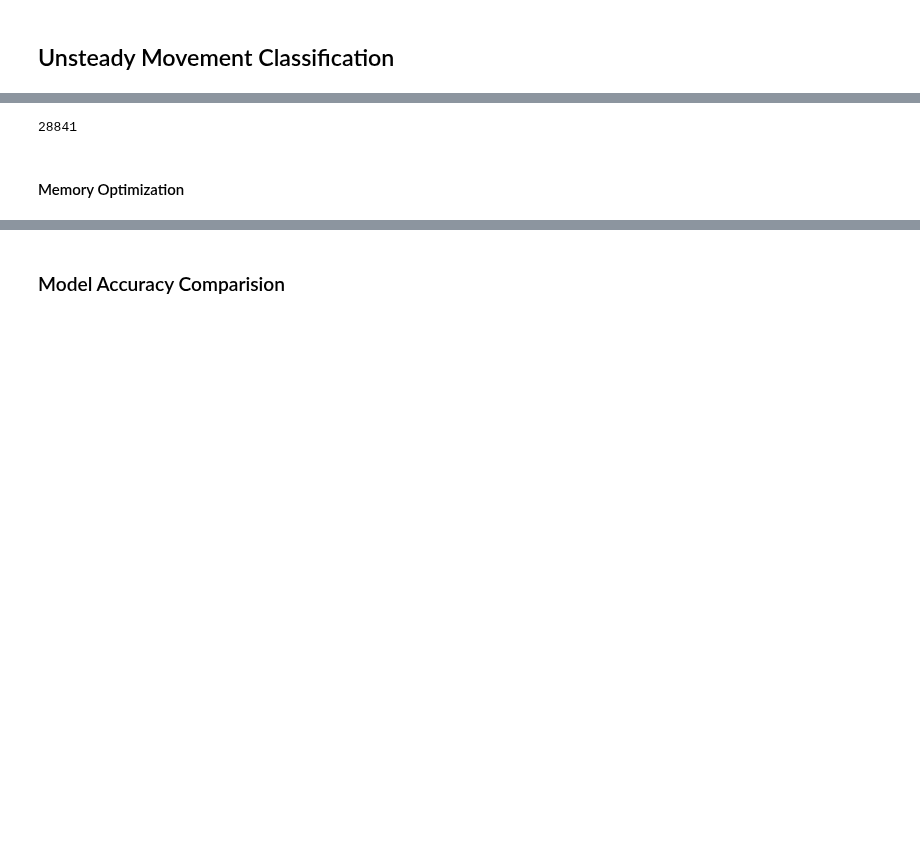
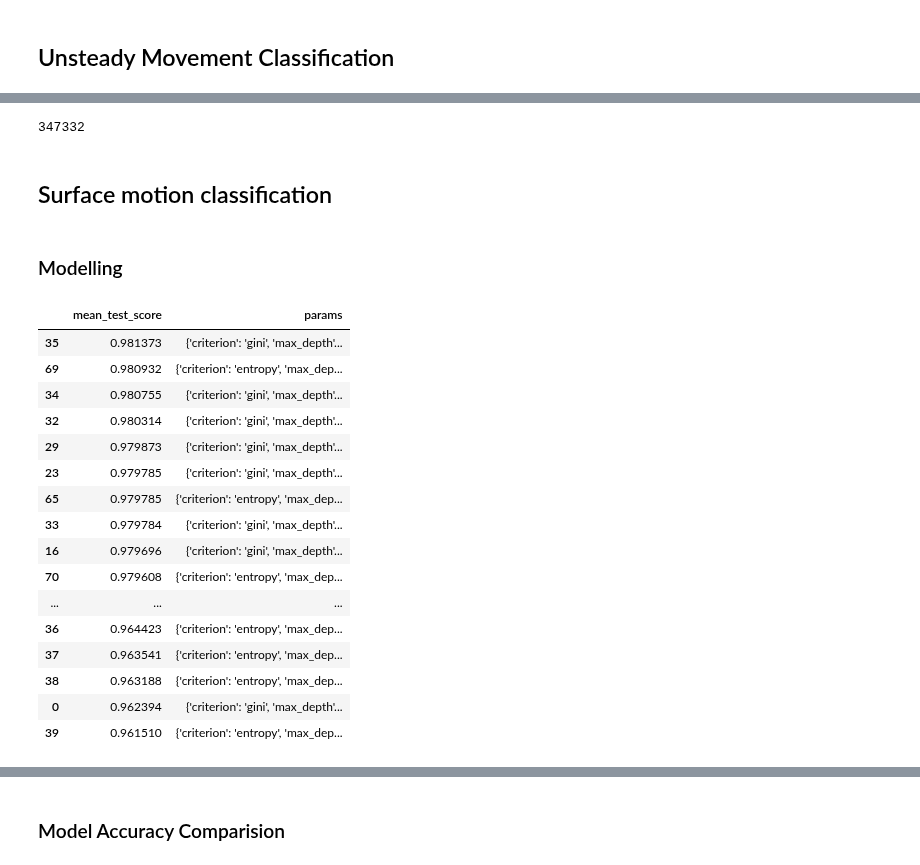
Before and after one commit to 99pranit/Human_Activity_Recognition, a Jupyter notebook: notebook/imu_human_activity_randomForest.ipynb, the cells around one changed output, grey strips where cells are left out. Drawn from its saved outputs; the diff is of its cells as text; code cells hidden in the pictures; blank space fills up the shorter version.

```diff
--- a/notebook/imu_human_activity.ipynb
+++ b/notebook/imu_human_activity_randomForest.ipynb
@@ -423,8 +453,57 @@ WALKING_DOWNSTAIRS       0.83      0.84      0.84       418
 # %%
-joblib.dump(dt, os.getcwd().replace('/notebook' , '') + "/model/decison_tree_model.pkl" )
-print(os.path.getsize(os.getcwd().replace('/notebook' , '') + "/model/decison_tree_model.pkl" ))
+with open(os.getcwd().replace('/notebook' , '') + "/model/staircase_model.py" , "w") as f:
+  f.write(m2cgen.export_to_python(rf))
+print(os.path.getsize(os.getcwd().replace('/notebook' , '') + "/model/staircase_model.py" ))
 # %% [output]
-28841
+347332
-# %% [markdown]
-#### Memory Optimization
+# %% [markdown]
+## Surface motion classification
+# %%
+surface_df  =imu_df[(imu_df['Target'] == 0) | (imu_df['Target'] == 4)]
+x = surface_df.iloc[:,:-1]
+y = surface_df.iloc[:,-1]
+
+x1, x_test , y1 , y_test = train_test_split(x , y ,test_size= 0.2, stratify = y)
+
+x_train , x_val , y_train , y_val = train_test_split(x1 ,y1 ,test_size= 0.2, stratify = y1)
+# %% [markdown]
+### Modelling
+# %%
+rf = RandomForestClassifier()
+
+param_dist = {
+    'n_estimators' : [4 , 5 , 6 , 7 , 8 , 10],
+    'max_depth' : [4 , 5 , 6 , 7 , 8 , 10],
+    'criterion' : ['gini', 'entropy']
+    }
+
+random_search = GridSearchCV(estimator = rf,
+                            param_grid = param_dist,
+                            cv = 5,
+                            n_jobs=-1
+                            )
+random_search.fit(x_train, y_train)
+
+cv_results = pd.DataFrame(random_search.cv_results_)
+cv_results = cv_results[["mean_test_score", "params"]].sort_values(by="mean_test_score", ascending=False)
+
+cv_results
+# %% [output]
+|  | mean_test_score | params |
+| 35 | 0.981373 | {'criterion': 'gini', 'max_depth'... |
+| 69 | 0.980932 | {'criterion': 'entropy', 'max_dep... |
+| 34 | 0.980755 | {'criterion': 'gini', 'max_depth'... |
+| 32 | 0.980314 | {'criterion': 'gini', 'max_depth'... |
+| 29 | 0.979873 | {'criterion': 'gini', 'max_depth'... |
+| 23 | 0.979785 | {'criterion': 'gini', 'max_depth'... |
+| 65 | 0.979785 | {'criterion': 'entropy', 'max_dep... |
+| 33 | 0.979784 | {'criterion': 'gini', 'max_depth'... |
+| 16 | 0.979696 | {'criterion': 'gini', 'max_depth'... |
+| 70 | 0.979608 | {'criterion': 'entropy', 'max_dep... |
+| ... | ... | ... |
+| 36 | 0.964423 | {'criterion': 'entropy', 'max_dep... |
+| 37 | 0.963541 | {'criterion': 'entropy', 'max_dep... |
+| 38 | 0.963188 | {'criterion': 'entropy', 'max_dep... |
+| 0 | 0.962394 | {'criterion': 'gini', 'max_depth'... |
+| 39 | 0.961510 | {'criterion': 'entropy', 'max_dep... |
 # %%
```
Also changed, not shown: parts of 38 cells of this notebook, 4 other files.
